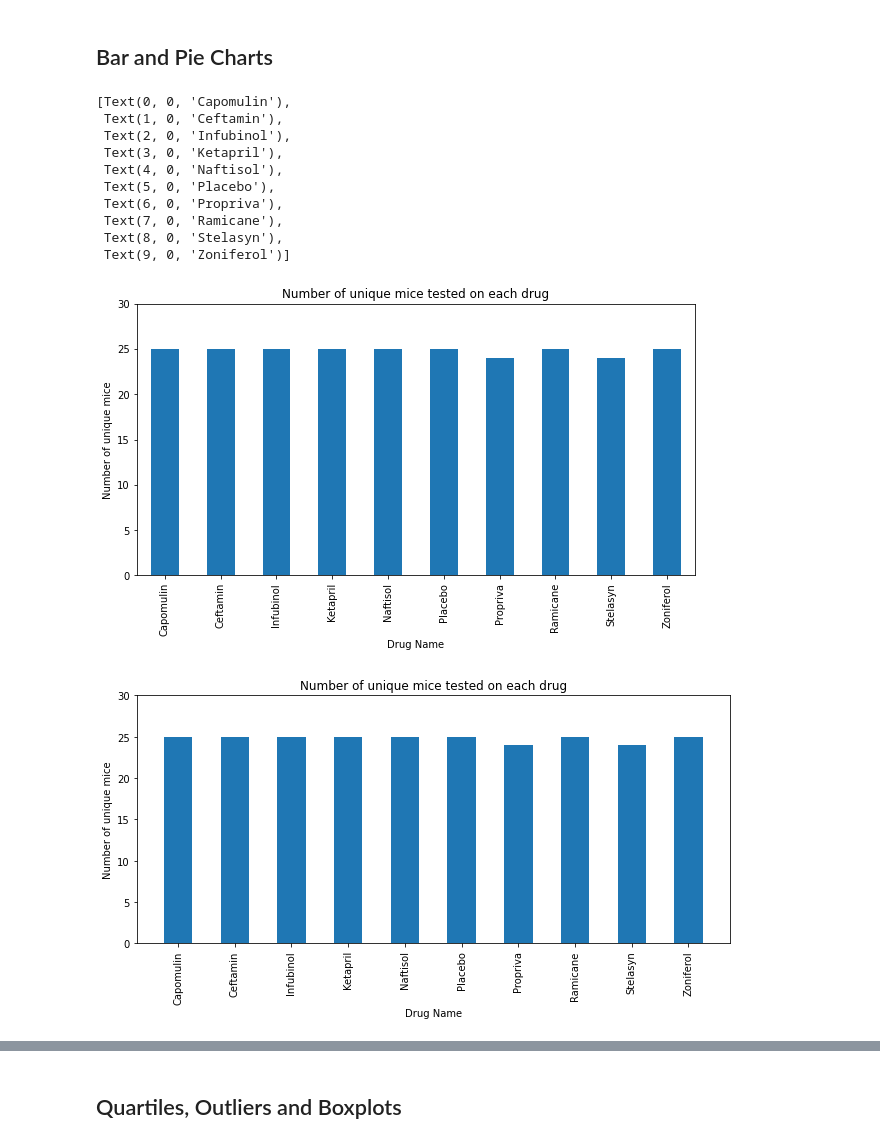
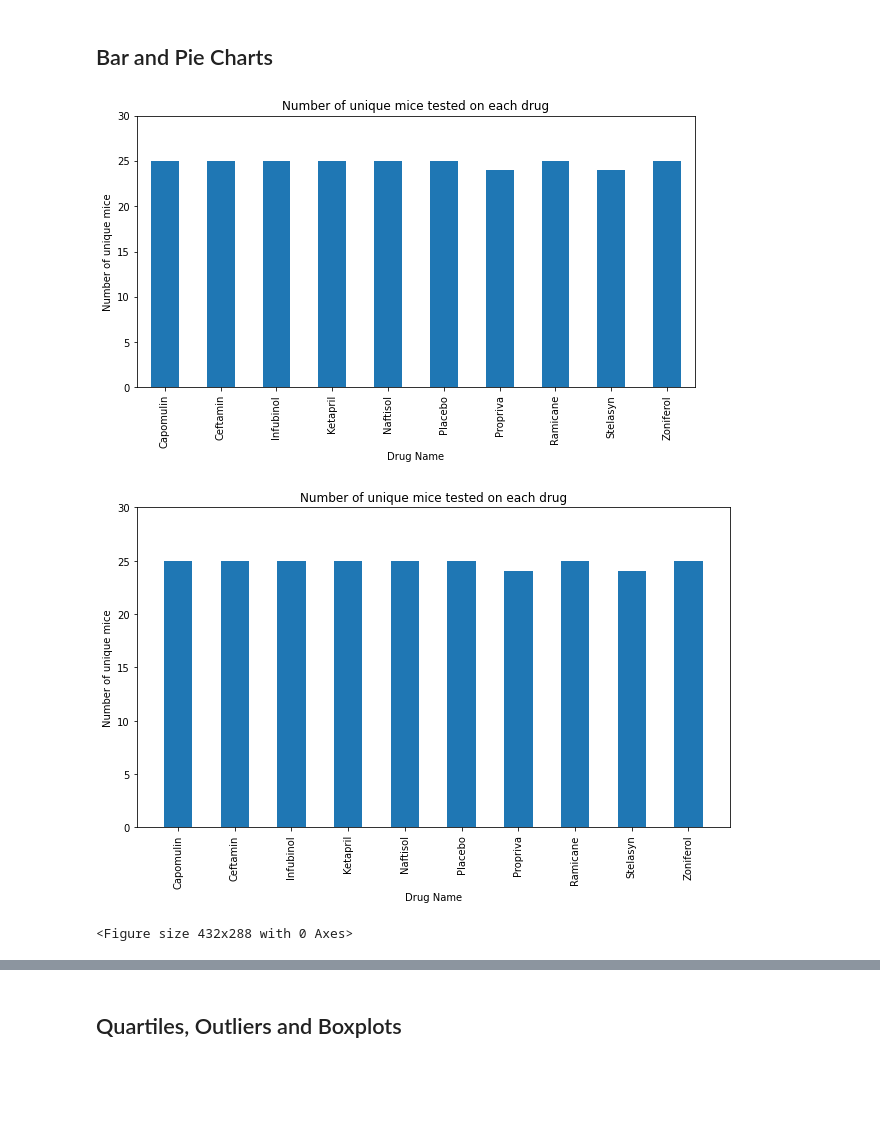
Before and after one commit to tejalkotkar/Matplotlib-Challenge, a Jupyter notebook: Pymaceuticals/pymaceuticals.ipynb, the cells around one changed output, grey strips where cells are left out. Cells and saved outputs as stored; diff of their text form; code cells hidden in the pictures; blank space fills up the shorter version.

Commit message:
Added comments, saved script as pdf & plot images

```diff
--- a/Pymaceuticals/pymaceuticals.ipynb
+++ b/Pymaceuticals/pymaceuticals.ipynb
@@ -170,37 +202,48 @@ drug_agg_grouped
 # %%
 # Generate a bar plot showing the total number of unique mice tested on each drug regimen using pandas.
 
+# Groupby "Drug Regimen" on clean_data and get the unique mouse ID count per drug
 drug_mice = clean_data.groupby("Drug Regimen")["Mouse ID"].nunique()
 drug_mice = drug_mice.reset_index()
+
+# plot bar graph on df obtained above
 drug_mice_count_plot = drug_mice.plot(kind="bar", figsize=(10,5), title="Number of unique mice tested on each drug",
                                      xlabel = "Drug Name", ylabel = "Number of unique mice",
                                      ylim = (0, drug_mice["Mouse ID"].max()+5), legend=False)
+
+# set xticks ratation to 90
 drug_mice_count_plot.set_xticklabels(drug_mice["Drug Regimen"], rotation=90)
+
+# Save plot
+drug_mice_count_plot.get_figure().savefig("Plot_Images/Drug_Mice_Bar_df.png", bbox_inches="tight")
 # %% [output]
-[Text(0, 0, 'Capomulin'),
- Text(1, 0, 'Ceftamin'),
- Text(2, 0, 'Infubinol'),
- Text(3, 0, 'Ketapril'),
- Text(4, 0, 'Naftisol'),
- Text(5, 0, 'Placebo'),
- Text(6, 0, 'Propriva'),
- Text(7, 0, 'Ramicane'),
- Text(8, 0, 'Stelasyn'),
- Text(9, 0, 'Zoniferol')]
 [figure]
 # %%
 # Generate a bar plot showing the total number of unique mice tested on each drug regimen using pyplot.
-plt.figure(figsize=(9,5))
+# Set the figure size
+plt.figure(figsize=(9,6))
+
+# plot bar graph with drug on x-axis and Count on unique mose ID's on y-axis, with width set to 0.5
 plt.bar(drug_mice["Drug Regimen"], drug_mice["Mouse ID"], width=0.5)
+
+# Set x-ticks rotated 90 degree
 plt.xticks(drug_mice["Drug Regimen"], rotation=90)
+
+# Set title, x & y labels, y limits
 plt.title("Number of unique mice tested on each drug")
 plt.xlabel("Drug Name")
 plt.ylabel("Number of unique mice")
 plt.ylim(0, drug_mice["Mouse ID"].max()+5)
 plt.tight_layout()
+
+# Display Plot
 plt.show()
+
+# Save plot image
+plt.savefig("Plot_Images/drug_mice_pyplot_Bar.png")
 # %% [output]
-[figure, old version]
+[figure, new version]
+<Figure size 432x288 with 0 Axes>
 # %%
 # Generate a pie plot showing the distribution of female versus male mice using pandas
 # First create a groupby object by grouping on the 'Sex' column
```
Also changed, not shown: parts of 14 cells of this notebook, 9 other files.
